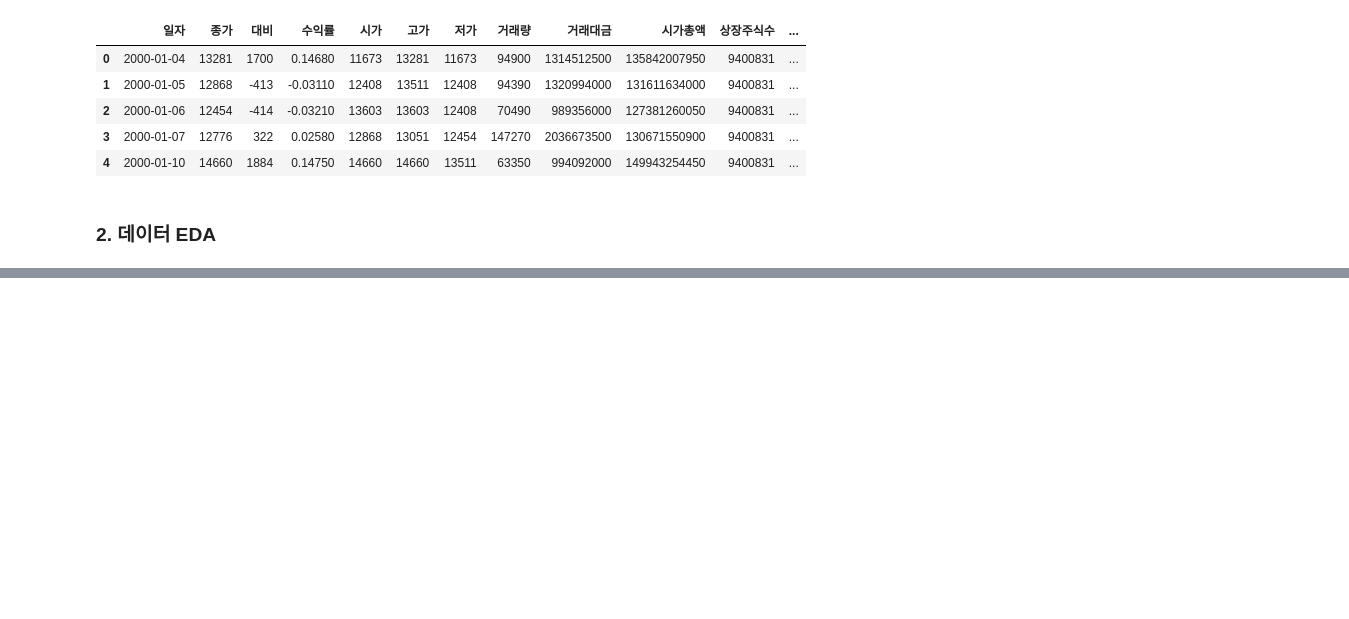
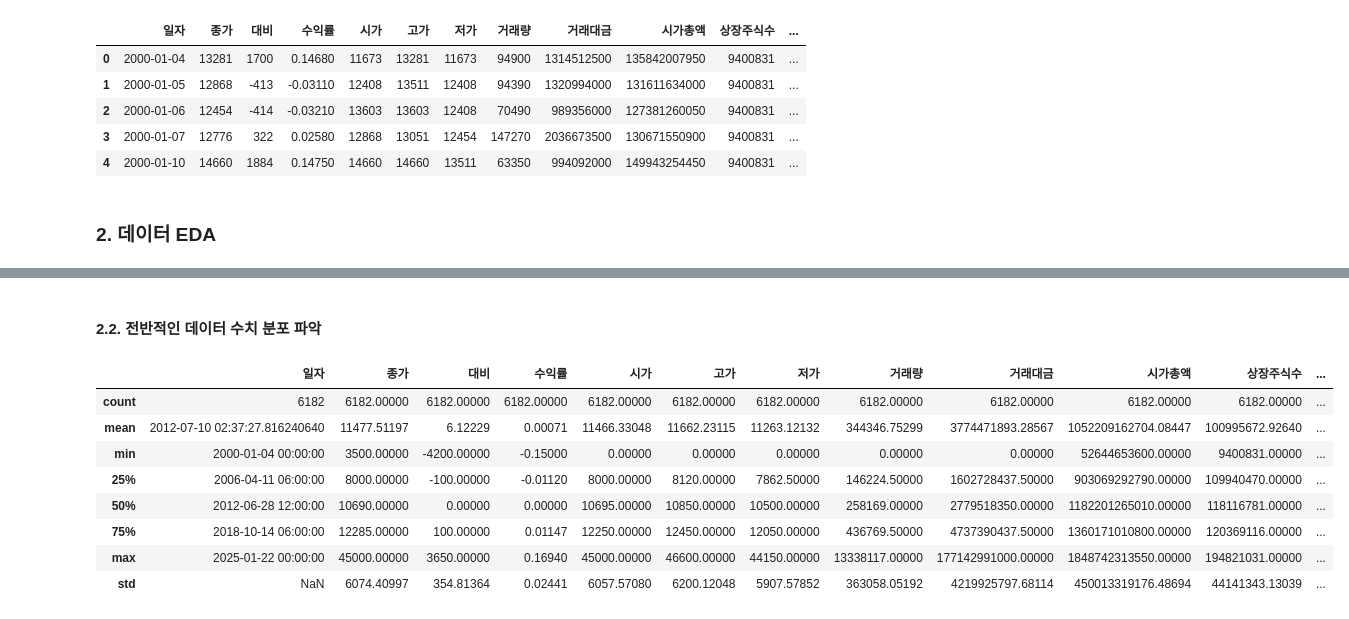
Before and after one commit to jwshin0908/Algorithm, a Jupyter notebook: KOREANRE_DT.ipynb, the cells around one changed output, grey strips where cells are left out. Drawn from its saved outputs; the diff is of its cells as text; code cells hidden in the pictures; blank space fills up the shorter version.

```diff
--- a/KOREANRE_DT.ipynb
+++ b/KOREANRE_DT.ipynb
@@ -226,0 +247,14 @@ df.head()
+# %% [markdown]
+#### 2.2. 전반적인 데이터 수치 분포 파악
+# %%
+df.describe()
+# %% [output]
+|  | 일자 | 종가 | 대비 | 수익률 | 시가 | 고가 | 저가 | 거래량 | 거래대금 | 시가총액 | 상장주식수 | ... |
+| count | 6182 | 6182.00000 | 6182.00000 | 6182.00000 | 6182.00000 | 6182.00000 | 6182.00000 | 6182.00000 | 6182.00000 | 6182.00000 | 6182.00000 | ... |
+| mean | 2012-07-10 02:37:27.816240640 | 11477.51197 | 6.12229 | 0.00071 | 11466.33048 | 11662.23115 | 11263.12132 | 344346.75299 | 3774471893.28567 | 1052209162704.08447 | 100995672.92640 | ... |
+| min | 2000-01-04 00:00:00 | 3500.00000 | -4200.00000 | -0.15000 | 0.00000 | 0.00000 | 0.00000 | 0.00000 | 0.00000 | 52644653600.00000 | 9400831.00000 | ... |
+| 25% | 2006-04-11 06:00:00 | 8000.00000 | -100.00000 | -0.01120 | 8000.00000 | 8120.00000 | 7862.50000 | 146224.50000 | 1602728437.50000 | 903069292790.00000 | 109940470.00000 | ... |
+| 50% | 2012-06-28 12:00:00 | 10690.00000 | 0.00000 | 0.00000 | 10695.00000 | 10850.00000 | 10500.00000 | 258169.00000 | 2779518350.00000 | 1182201265010.00000 | 118116781.00000 | ... |
+| 75% | 2018-10-14 06:00:00 | 12285.00000 | 100.00000 | 0.01147 | 12250.00000 | 12450.00000 | 12050.00000 | 436769.50000 | 4737390437.50000 | 1360171010800.00000 | 120369116.00000 | ... |
+| max | 2025-01-22 00:00:00 | 45000.00000 | 3650.00000 | 0.16940 | 45000.00000 | 46600.00000 | 44150.00000 | 13338117.00000 | 177142991000.00000 | 1848742313550.00000 | 194821031.00000 | ... |
+| std | NaN | 6074.40997 | 354.81364 | 0.02441 | 6057.57080 | 6200.12048 | 5907.57852 | 363058.05192 | 4219925797.68114 | 450013319176.48694 | 44141343.13039 | ... |
```
Also changed, not shown: parts of 9 cells of this notebook.
